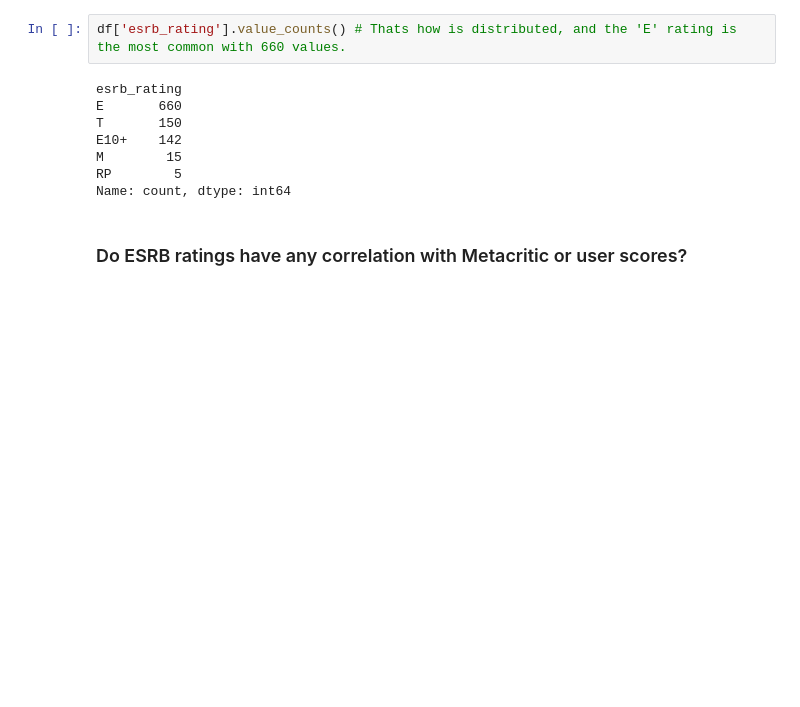
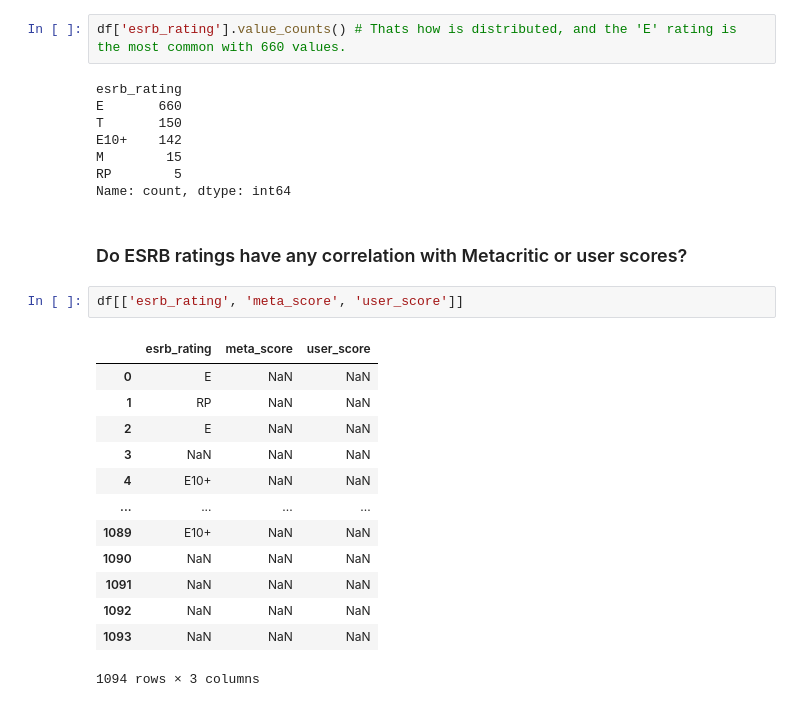
Before and after one commit to Pablosxz/Nintendo-Data-Analysis, a Jupyter notebook: Nintendo-Games.ipynb, the cells around one changed output. Drawn from its saved outputs; the diff is of its cells as text; blank space fills up the shorter version.

```diff
--- a/Nintendo-Games.ipynb
+++ b/Nintendo-Games.ipynb
@@ -286,3 +286,19 @@ RP        5
 Name: count, dtype: int64
 # %% [markdown]
 ### Do ESRB ratings have any correlation with Metacritic or user scores?
+# %%
+df[['esrb_rating', 'meta_score', 'user_score']]
+# %% [output]
+|  | esrb_rating | meta_score | user_score |
+| 0 | E | NaN | NaN |
+| 1 | RP | NaN | NaN |
+| 2 | E | NaN | NaN |
+| 3 | NaN | NaN | NaN |
+| 4 | E10+ | NaN | NaN |
+| ... | ... | ... | ... |
+| 1089 | E10+ | NaN | NaN |
+| 1090 | NaN | NaN | NaN |
+| 1091 | NaN | NaN | NaN |
+| 1092 | NaN | NaN | NaN |
+| 1093 | NaN | NaN | NaN |
+1094 rows × 3 columns
```
Also changed, not shown: parts of 7 cells of this notebook, 1 other file.
